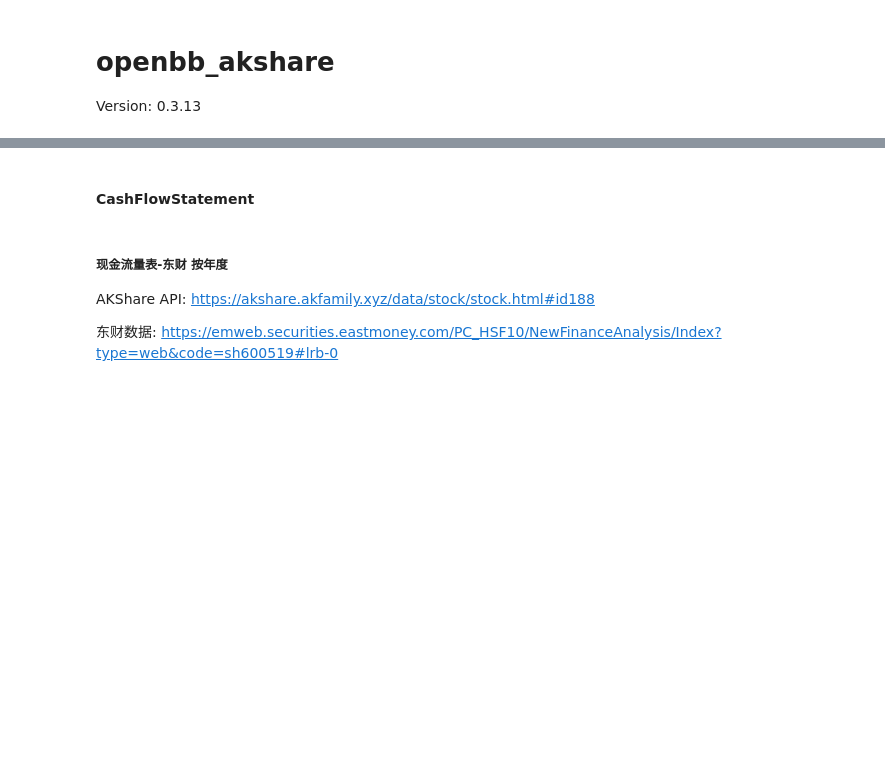
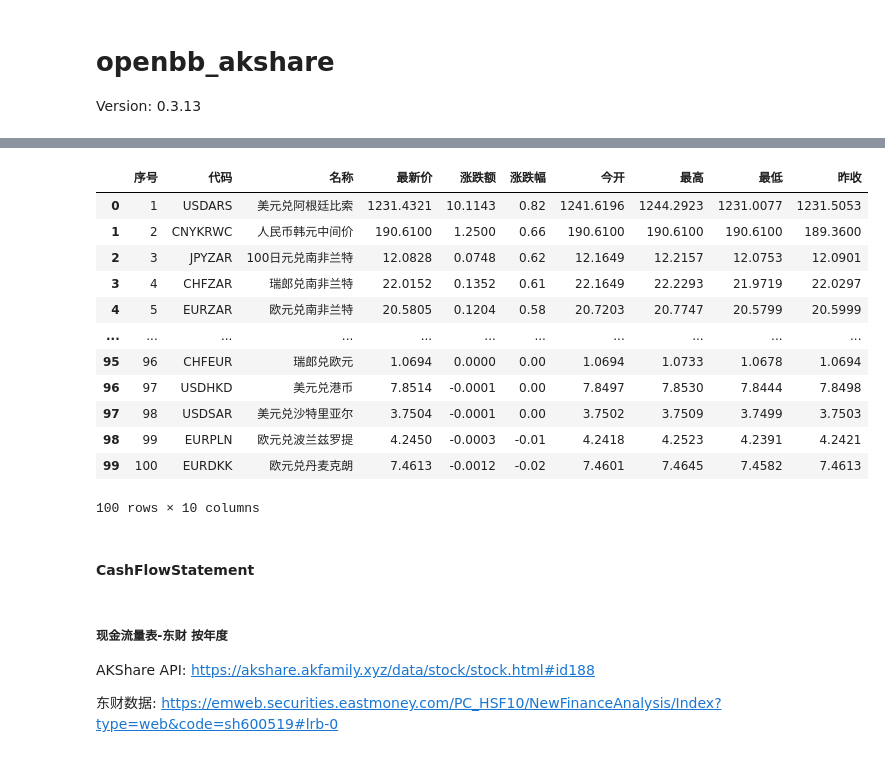
Before and after one commit to shugaoye/openbb_akshare, a Jupyter notebook: akshare_test.ipynb, the cells around one changed output, grey strips where cells are left out. Saved outputs shown, nothing was run; the diff lists cells and outputs as text; code cells hidden in the pictures; blank space fills up the shorter version.

```diff
--- a/akshare_test.ipynb
+++ b/akshare_test.ipynb
@@ -5,3 +71,24 @@ Version: 0.3.13
+# %%
+import akshare as ak
+
+forex_spot_em_df = ak.forex_spot_em()
+forex_spot_em_df.to_excel("docs/forex_spot_em.xlsx")
+# %%
+forex_spot_em_df
+# %% [output]
+|  | 序号 | 代码 | 名称 | 最新价 | 涨跌额 | 涨跌幅 | 今开 | 最高 | 最低 | 昨收 |
+| 0 | 1 | USDARS | 美元兑阿根廷比索 | 1231.4321 | 10.1143 | 0.82 | 1241.6196 | 1244.2923 | 1231.0077 | 1231.5053 |
+| 1 | 2 | CNYKRWC | 人民币韩元中间价 | 190.6100 | 1.2500 | 0.66 | 190.6100 | 190.6100 | 190.6100 | 189.3600 |
+| 2 | 3 | JPYZAR | 100日元兑南非兰特 | 12.0828 | 0.0748 | 0.62 | 12.1649 | 12.2157 | 12.0753 | 12.0901 |
+| 3 | 4 | CHFZAR | 瑞郎兑南非兰特 | 22.0152 | 0.1352 | 0.61 | 22.1649 | 22.2293 | 21.9719 | 22.0297 |
+| 4 | 5 | EURZAR | 欧元兑南非兰特 | 20.5805 | 0.1204 | 0.58 | 20.7203 | 20.7747 | 20.5799 | 20.5999 |
+| ... | ... | ... | ... | ... | ... | ... | ... | ... | ... | ... |
+| 95 | 96 | CHFEUR | 瑞郎兑欧元 | 1.0694 | 0.0000 | 0.00 | 1.0694 | 1.0733 | 1.0678 | 1.0694 |
+| 96 | 97 | USDHKD | 美元兑港币 | 7.8514 | -0.0001 | 0.00 | 7.8497 | 7.8530 | 7.8444 | 7.8498 |
+| 97 | 98 | USDSAR | 美元兑沙特里亚尔 | 3.7504 | -0.0001 | 0.00 | 3.7502 | 3.7509 | 3.7499 | 3.7503 |
+| 98 | 99 | EURPLN | 欧元兑波兰兹罗提 | 4.2450 | -0.0003 | -0.01 | 4.2418 | 4.2523 | 4.2391 | 4.2421 |
+| 99 | 100 | EURDKK | 欧元兑丹麦克朗 | 7.4613 | -0.0012 | -0.02 | 7.4601 | 7.4645 | 7.4582 | 7.4613 |
+100 rows × 10 columns
 # %% [markdown]
 #### CashFlowStatement
 # %% [markdown]
```
Also changed, not shown: parts of 7 cells of this notebook, 7 other files.
